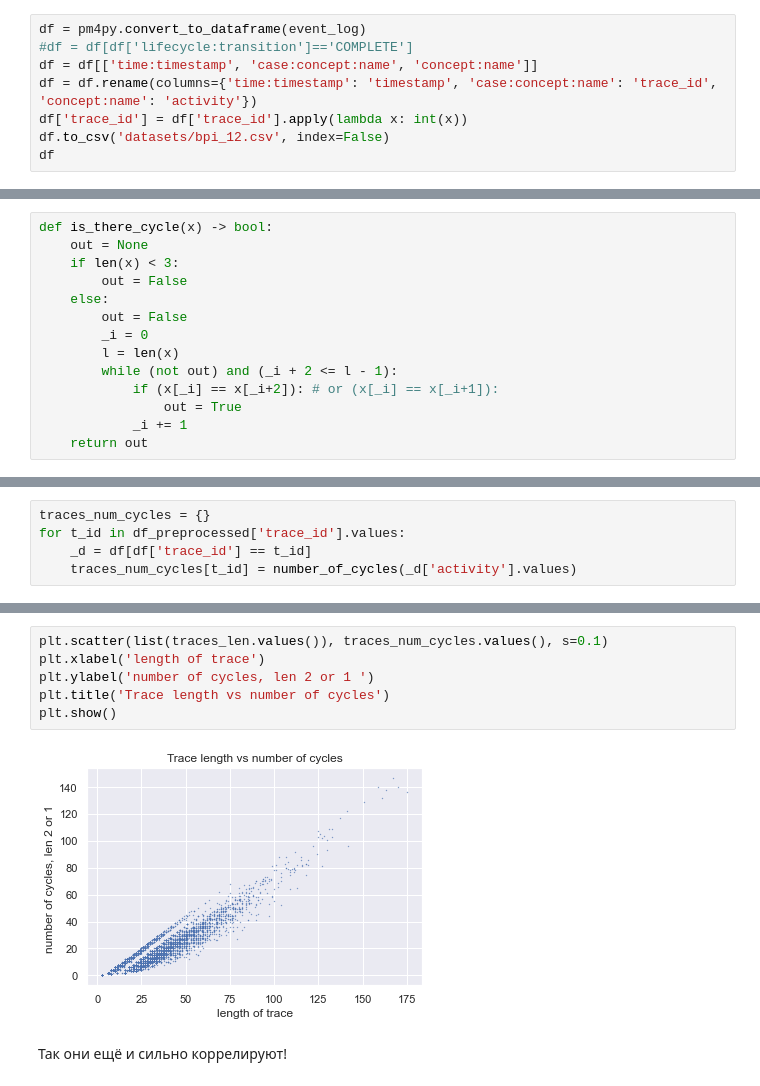
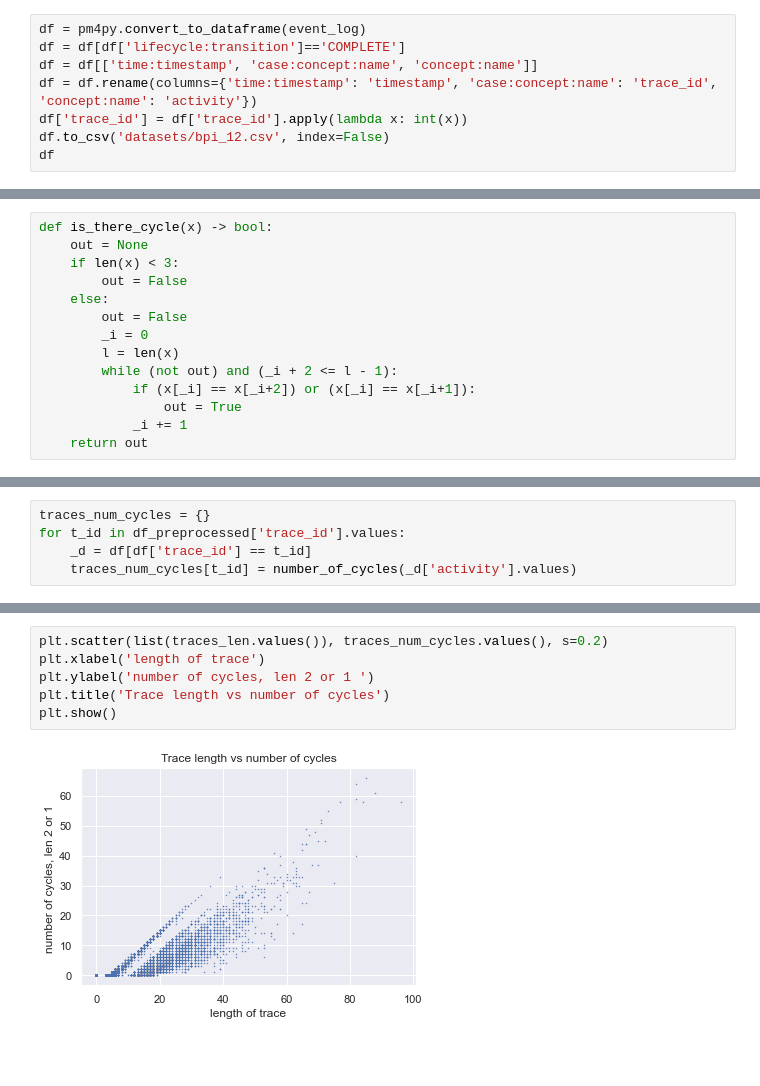
Before and after one commit to lemikhovalex/rl4pm, a Jupyter notebook: 00_visualization.ipynb, the cells around one changed output, grey strips where cells are left out. Drawn from its saved outputs; the diff is of its cells as text; blank space fills up the shorter version.

```diff
--- a/00_visualization.ipynb
+++ b/00_visualization.ipynb
@@ -37,7 +38,7 @@ df
 We works only wuith activity adn time
 # %%
 df = pm4py.convert_to_dataframe(event_log)
-#df = df[df['lifecycle:transition']=='COMPLETE']
+df = df[df['lifecycle:transition']=='COMPLETE']
 df = df[['time:timestamp', 'case:concept:name', 'concept:name']]
 df = df.rename(columns={'time:timestamp': 'timestamp', 'case:concept:name': 'trace_id', 'concept:name': 'activity'})
 df['trace_id'] = df['trace_id'].apply(lambda x: int(x))
@@ -317,7 +318,7 @@ def is_there_cycle(x) -> bool:
         _i = 0
         l = len(x)
         while (not out) and (_i + 2 <= l - 1):
-            if (x[_i] == x[_i+2]): # or (x[_i] == x[_i+1]):
+            if (x[_i] == x[_i+2]) or (x[_i] == x[_i+1]):
                 out = True
             _i += 1
     return out
@@ -367,10 +368,8 @@ plt.show()
 # %%
-plt.scatter(list(traces_len.values()), traces_num_cycles.values(), s=0.1)
+plt.scatter(list(traces_len.values()), traces_num_cycles.values(), s=0.2)
 plt.xlabel('length of trace')
 plt.ylabel('number of cycles, len 2 or 1 ')
 plt.title('Trace length vs number of cycles')
 plt.show()
 # %% [output]
-[figure, old version]
+[figure, new version]
-# %% [markdown]
-Так они ещё и сильно коррелируют!
```
Also changed, not shown: parts of 23 cells of this notebook.
